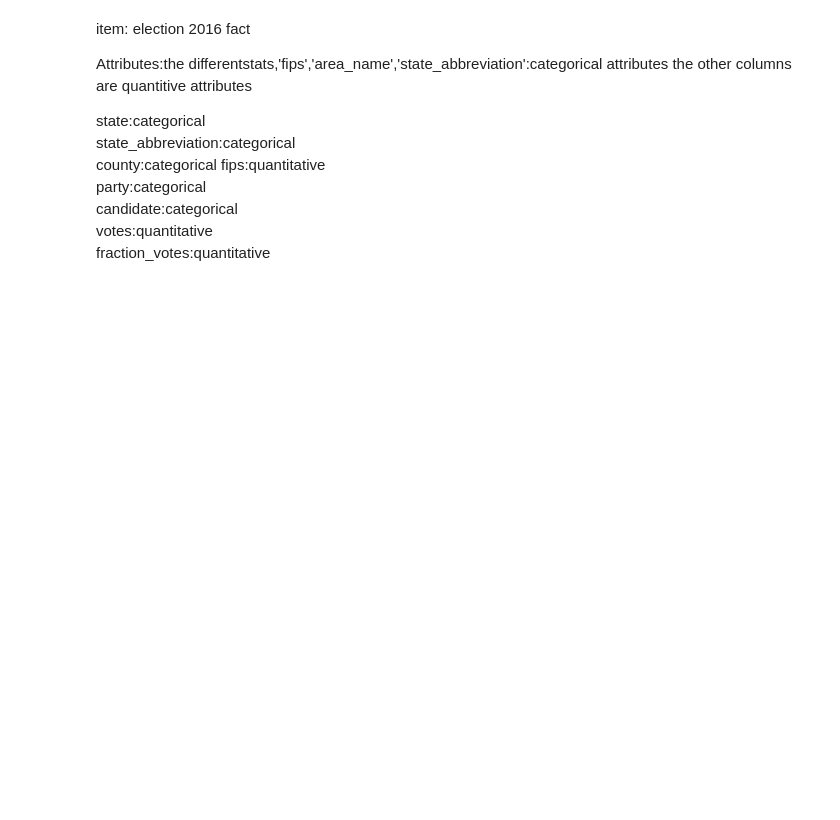
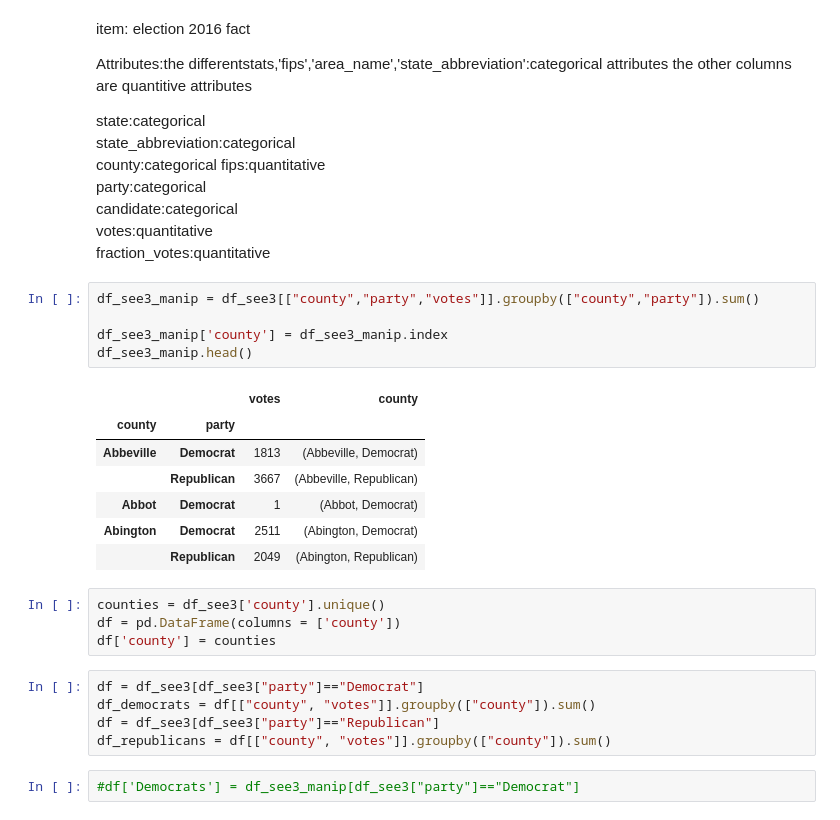
Before and after one commit to alexfcub/Presentation-And-Visualization, a Jupyter notebook: see_the_dataset_exercise.ipynb, the cells around one changed output. Drawn from its saved outputs; the diff is of its cells as text; blank space fills up the shorter version.

```diff
--- a/see_the_dataset_exercise.ipynb
+++ b/see_the_dataset_exercise.ipynb
@@ -105,3 +90,27 @@ party:categorical
 candidate:categorical
 votes:quantitative
 fraction_votes:quantitative
+# %%
+df_see3_manip = df_see3[["county","party","votes"]].groupby(["county","party"]).sum()
+
+df_see3_manip['county'] = df_see3_manip.index
+df_see3_manip.head()
+# %% [output]
+|  |  | votes | county |
+| county | party |  |  |
+| Abbeville | Democrat | 1813 | (Abbeville, Democrat) |
+|  | Republican | 3667 | (Abbeville, Republican) |
+| Abbot | Democrat | 1 | (Abbot, Democrat) |
+| Abington | Democrat | 2511 | (Abington, Democrat) |
+|  | Republican | 2049 | (Abington, Republican) |
+# %%
+counties = df_see3['county'].unique()
+df = pd.DataFrame(columns = ['county'])
+df['county'] = counties
+# %%
+df = df_see3[df_see3["party"]=="Democrat"]
+df_democrats = df[["county", "votes"]].groupby(["county"]).sum()
+df = df_see3[df_see3["party"]=="Republican"]
+df_republicans = df[["county", "votes"]].groupby(["county"]).sum()
+# %%
+#df['Democrats'] = df_see3_manip[df_see3["party"]=="Democrat"]
```
Also changed, not shown: parts of 9 cells of this notebook.
